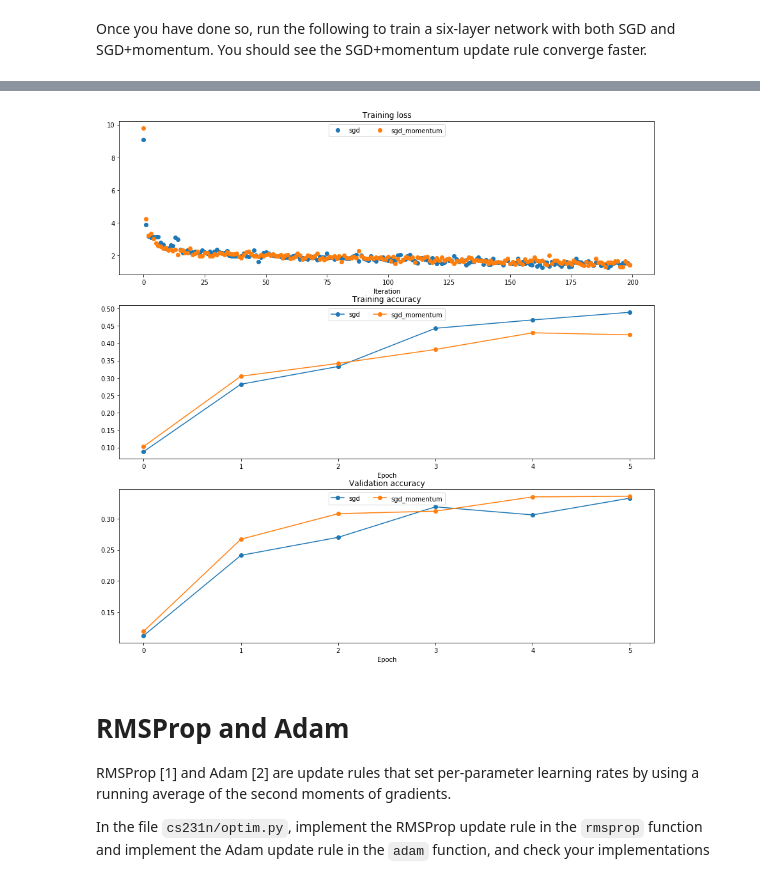
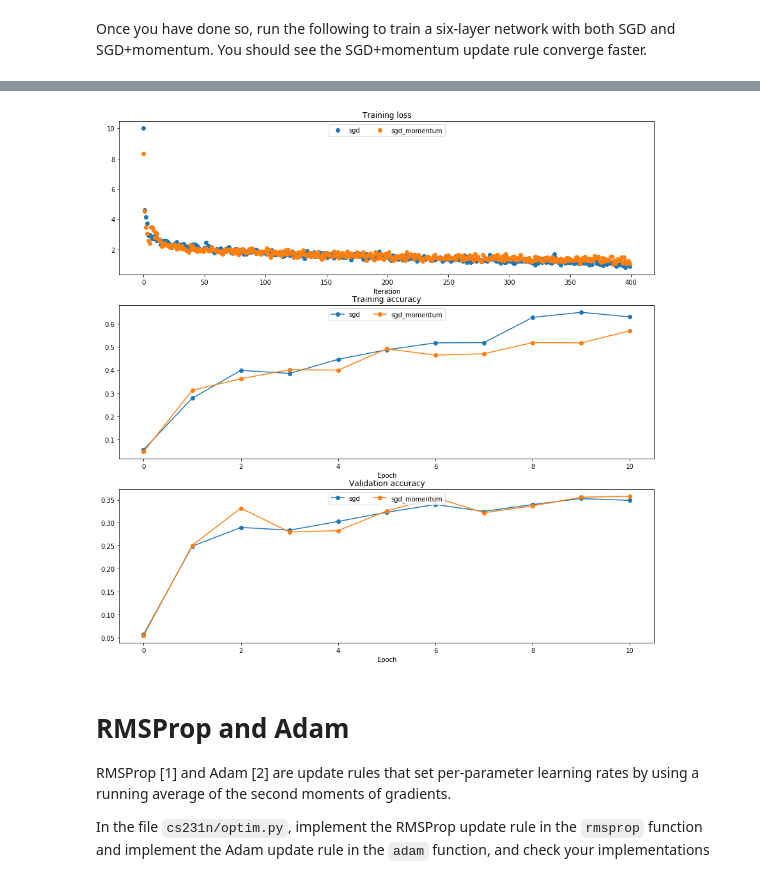
Before and after one commit to LuizFernandoCabral/cs231n, a Jupyter notebook: assignment2/FullyConnectedNets.ipynb, the cells around one changed output, grey strips where cells are left out. Cells and saved outputs as stored; diff of their text form; code cells hidden in the pictures.

```diff
--- a/assignment2/FullyConnectedNets.ipynb
+++ b/assignment2/FullyConnectedNets.ipynb
@@ -491,8 +491,8 @@ small_data = {
   'y_val': data['y_val'],
 }
 
-learning_rate = 1e-4
-weight_scale = 1e-1
+learning_rate = 1.8e-4
+weight_scale = 2e-1
 model = FullyConnectedNet([100, 100, 100, 100],
                 weight_scale=weight_scale, dtype=np.float64)
 solver = Solver(model, small_data,
@@ -587,12 +587,12 @@ for update_rule in ['sgd', 'sgd_momentum']:
   model = FullyConnectedNet([100, 100, 100, 100, 100], weight_scale=5e-2)
 
   solver = Solver(model, small_data,
-                  num_epochs=5, batch_size=100,
+                  num_epochs=10, batch_size=100,
                   update_rule=update_rule,
                   optim_config={
                     'learning_rate': 1e-2,
                   },
-                  verbose=True)
+                  verbose=False)
   solvers[update_rule] = solver
   solver.train()
   print()
@@ -645,4 +645,4 @@ running with  sgd
-[figure, old version]
+[figure, new version]
 # %% [markdown]
 # RMSProp and Adam
 RMSProp [1] and Adam [2] are update rules that set per-parameter learning rates by using a running average of the second moments of gradients.
```
Also changed, not shown: parts of 9 cells of this notebook, 5 other files.
